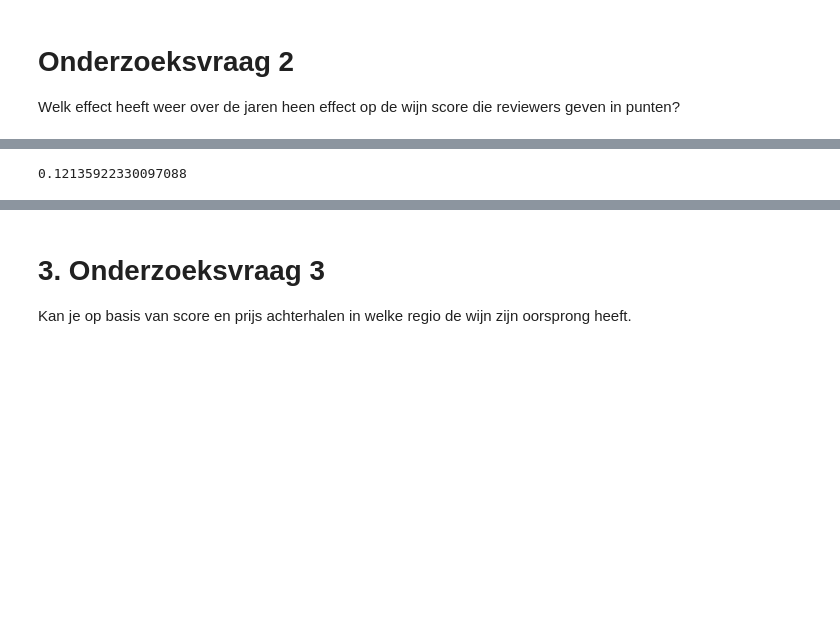
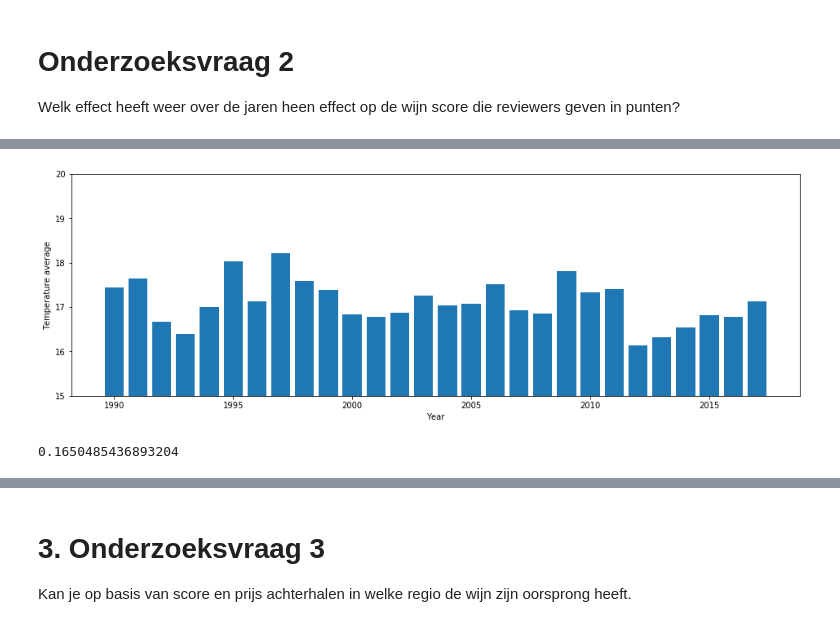
Before and after one commit to LucasVanWijk/Computational_Moddeling_Group_Project, a Jupyter notebook: Final_Wine_Modelling.ipynb, the cells around one changed output, grey strips where cells are left out. Saved outputs shown, nothing was run; the diff lists cells and outputs as text; code cells hidden in the pictures; blank space fills up the shorter version.

```diff
--- a/Final_Wine_Modelling.ipynb
+++ b/Final_Wine_Modelling.ipynb
@@ -549,17 +596,20 @@ Welk effect heeft weer over de jaren heen effect op de wijn score die reviewers
+# %%
+plt.figure(figsize=(16,5))
+axes = plt.gca()
+axes.set_ylim([15.0,20.0])
+plt.bar(average_weather_conditions_peryear.index, average_weather_conditions_peryear['Temperature'])
+plt.ylabel('Temperature average')
+plt.xlabel('Year')
+plt.show()
+# %% [output]
+[figure, added]
 # %%
-# Normaliseren van data
-#x = redwines_with_yeartemperatures.drop(['description','title','designation','taster_name','province','winery'],axis=1).values #returns a numpy array
-#min_max_scaler = preprocessing.MinMaxScaler()
-#x_scaled = min_max_scaler.fit_transform(x)
-#redwines_with_yeartemperatures = pd.DataFrame(x_scaled)
-
-# ['Temperature', 'Dewpoint Temperature','Windspeed','Max Windspeed','Max Temperature','Min Temperature','Frost','Rain','Snow','Hail','Thunder']
 # dependent and independent columns
 dependent = redwines_with_yeartemperatures['points']
-independent = redwines_with_yeartemperatures[['Temperature', 'Dewpoint Temperature','Windspeed','Max Windspeed','Max Temperature','Min Temperature','Frost','Rain','Snow','Hail','Thunder']]
+independent = redwines_with_yeartemperatures[['Temperature','Rain','Max Temperature']]
 
 # Test en train set
-X_train, X_test, y_train, y_test = train_test_split(independent, dependent, random_state=0, test_size=0.2)
+X_train, X_test, y_train, y_test = train_test_split(independent, dependent, random_state=0, test_size=0.1)
 
 # Opzetten en trainen van model
 model = LogisticRegression()
@@ -568,13 +618,5 @@ model.fit(X_train, y_train)
 # Testen en uitrekenen nauwkeurigheid
 #print(model.predict(X_test))
 print(model.score(X_test,y_test))
-
-# LinearRegression 8%
-# DecisionTreeClassifier 12%
-# LogisticRegression 15%
-# BayesianRidge 6%
-# SVR 5%
-# DecisionTreeRegressor 7%
-# Ridge 5%
 # %% [output]
-0.12135922330097088
+0.1650485436893204
```
Also changed, not shown: parts of 17 cells of this notebook.
